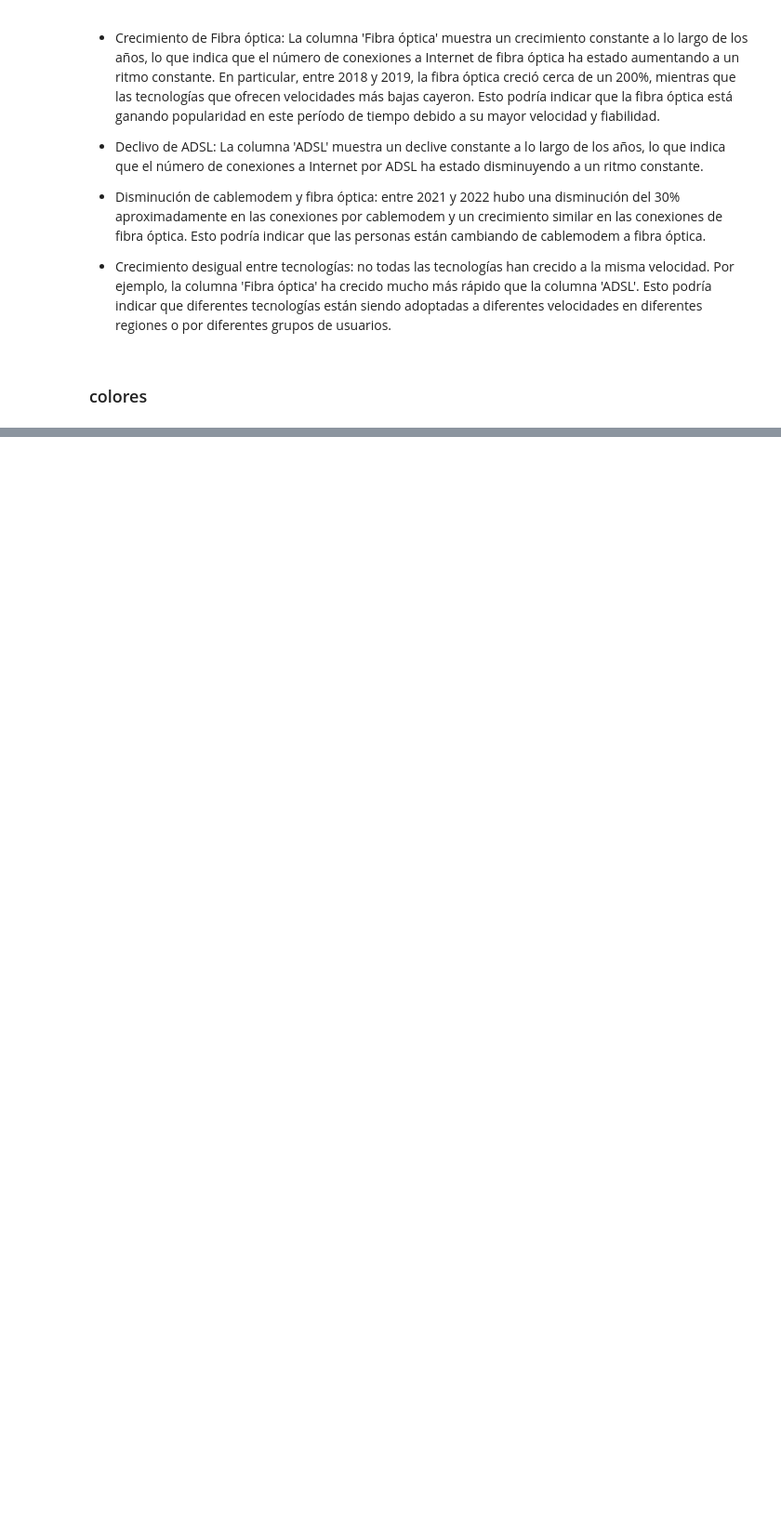
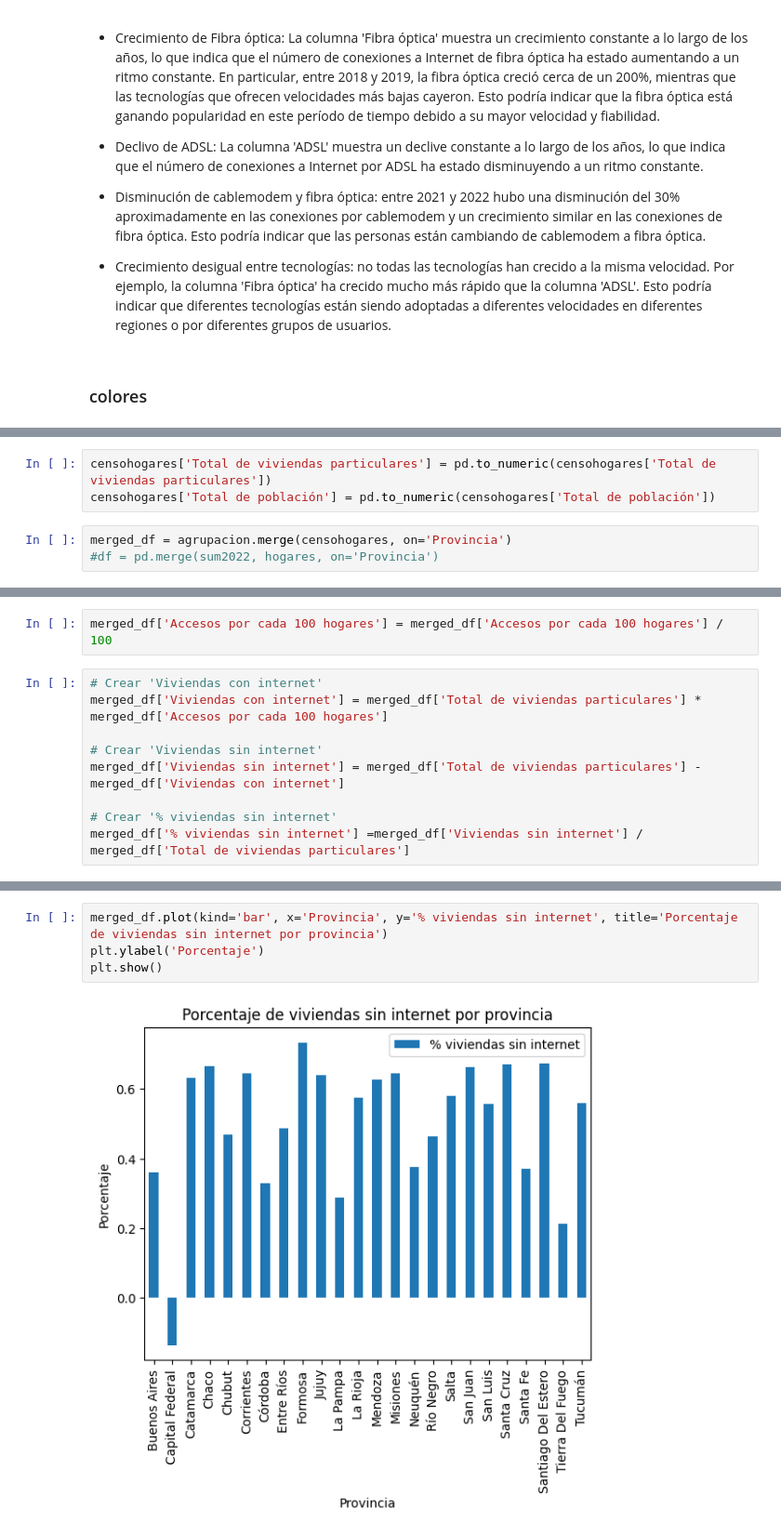
Before and after one commit to jeferson-bot/Individual_Proyect_02, a Jupyter notebook: E_D_A_(Exploratory_Data_Analysis)/e_d_a.ipynb, the cells around one changed output, grey strips where cells are left out. Shown at 93% size. Saved outputs shown, nothing was run; the diff lists cells and outputs as text; blank space fills up the shorter version.

```diff
--- a/E_D_A_(Exploratory_Data_Analysis)/e_d_a.ipynb
+++ b/E_D_A_(Exploratory_Data_Analysis)/e_d_a.ipynb
@@ -1005,0 +1036,6 @@ colors: 'aliceblue', 'antiquewhite', 'aqua', 'aquamarine', 'azure', 'beige', 'bi
+# %%
+censohogares['Total de viviendas particulares'] = pd.to_numeric(censohogares['Total de viviendas particulares'])
+censohogares['Total de población'] = pd.to_numeric(censohogares['Total de población'])
+# %%
+merged_df = agrupacion.merge(censohogares, on='Provincia')
+#df = pd.merge(sum2022, hogares, on='Provincia')
@@ -1005,0 +1051,11 @@ colors: 'aliceblue', 'antiquewhite', 'aqua', 'aquamarine', 'azure', 'beige', 'bi
+# %%
+merged_df['Accesos por cada 100 hogares'] = merged_df['Accesos por cada 100 hogares'] / 100
+# %%
+# Crear 'Viviendas con internet'
+merged_df['Viviendas con internet'] = merged_df['Total de viviendas particulares'] * merged_df['Accesos por cada 100 hogares']
+
+# Crear 'Viviendas sin internet'
+merged_df['Viviendas sin internet'] = merged_df['Total de viviendas particulares'] - merged_df['Viviendas con internet']
+
+# Crear '% viviendas sin internet'
+merged_df['% viviendas sin internet'] =merged_df['Viviendas sin internet'] / merged_df['Total de viviendas particulares']
@@ -1005,0 +1071,6 @@ colors: 'aliceblue', 'antiquewhite', 'aqua', 'aquamarine', 'azure', 'beige', 'bi
+# %%
+merged_df.plot(kind='bar', x='Provincia', y='% viviendas sin internet', title='Porcentaje de viviendas sin internet por provincia')
+plt.ylabel('Porcentaje')
+plt.show()
+# %% [output]
+[figure, added]
```
Also changed, not shown: parts of 30 cells of this notebook, 51 other files.
